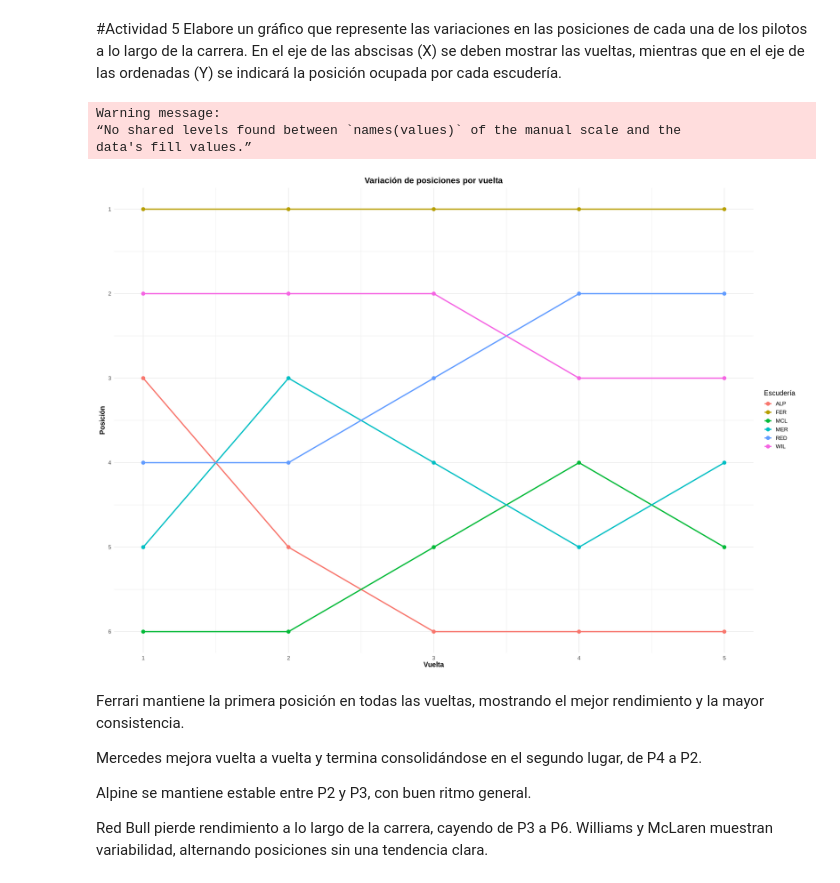
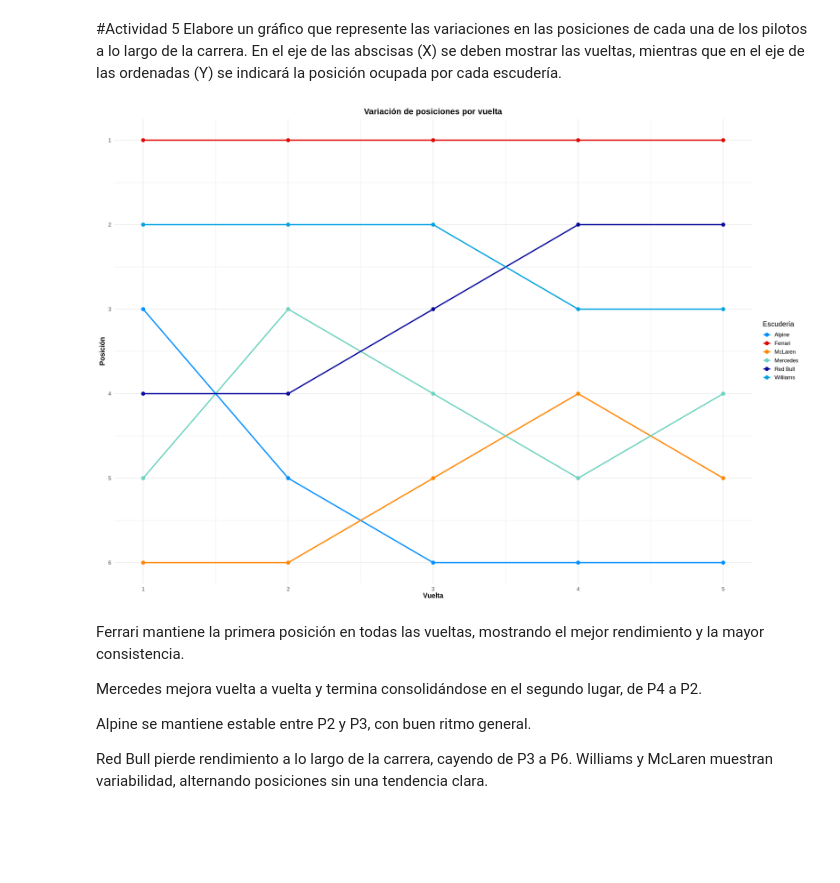
Before and after one commit to LuppeCh/F1EDA, a Jupyter notebook: Exploración_de_Datos_Trabajo_Final.ipynb, the cells around one changed output. Cells and saved outputs as stored; diff of their text form; code cells hidden in the pictures; blank space fills up the shorter version.

```diff
--- a/Exploración_de_Datos_Trabajo_Final.ipynb
+++ b/Exploración_de_Datos_Trabajo_Final.ipynb
@@ -966,38 +999,35 @@ Elabore un gráfico que represente las variaciones en las posiciones de cada una
 # %%
 lap_positions <- lap_times_summary %>%
   group_by(lap_number) %>%
   arrange(total_lap_time, .by_group = TRUE) %>%
   mutate(position = row_number()) %>%
   ungroup()
 
 ggplot(lap_positions,
        aes(x = lap_number,
            y = position,
            color = carId,
            group = carId)) +
   geom_line(size = 1.2) +
   geom_point(size = 3) +
   scale_y_reverse(breaks = 1:6) +
   scale_x_continuous(breaks = 1:5) +
-  scale_fill_manual(values = colores_f1, labels = full_team_names) +
+  scale_color_manual(values = colores_f1, labels = full_team_names) +
   labs(
     title = "Variación de posiciones por vuelta",
     x = "Vuelta",
     y = "Posición",
     color = "Escudería"
   ) +
   theme_minimal(base_size = 14) +
   theme(
     plot.title   = element_text(face = "bold", hjust = 0.5),
     axis.title.x = element_text(face = "bold"),
     axis.title.y = element_text(face = "bold"),
     legend.position = "right"
   )
 # %% [output]
-Warning message:
-“No shared levels found between `names(values)` of the manual scale and the
-data's fill values.”
-[figure, old version]
+[figure, new version]
 # %% [markdown]
 Ferrari mantiene la primera posición en todas las vueltas, mostrando el mejor rendimiento y la mayor consistencia.
 
```
Also changed, not shown: parts of 5 cells of this notebook.
